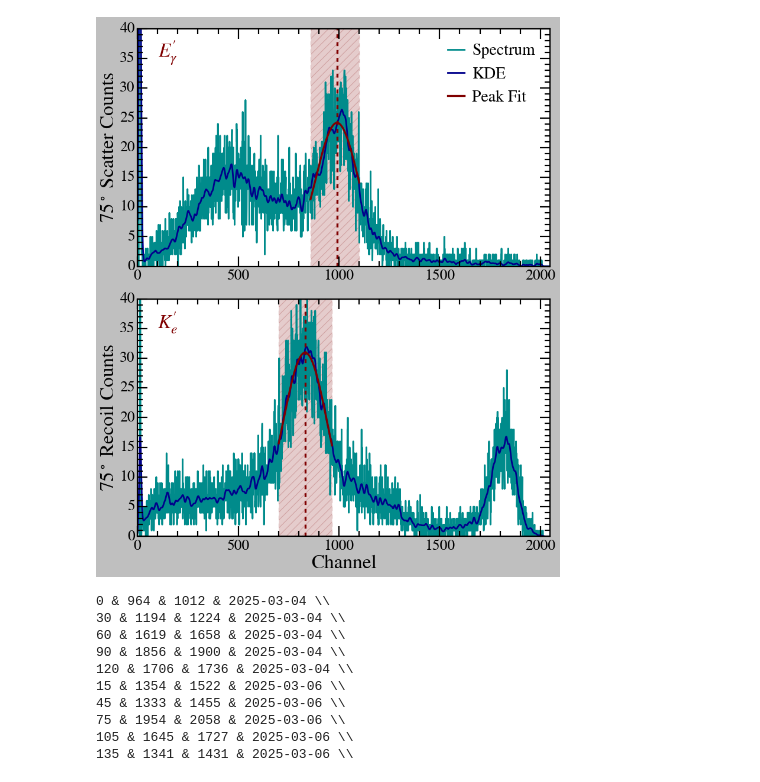
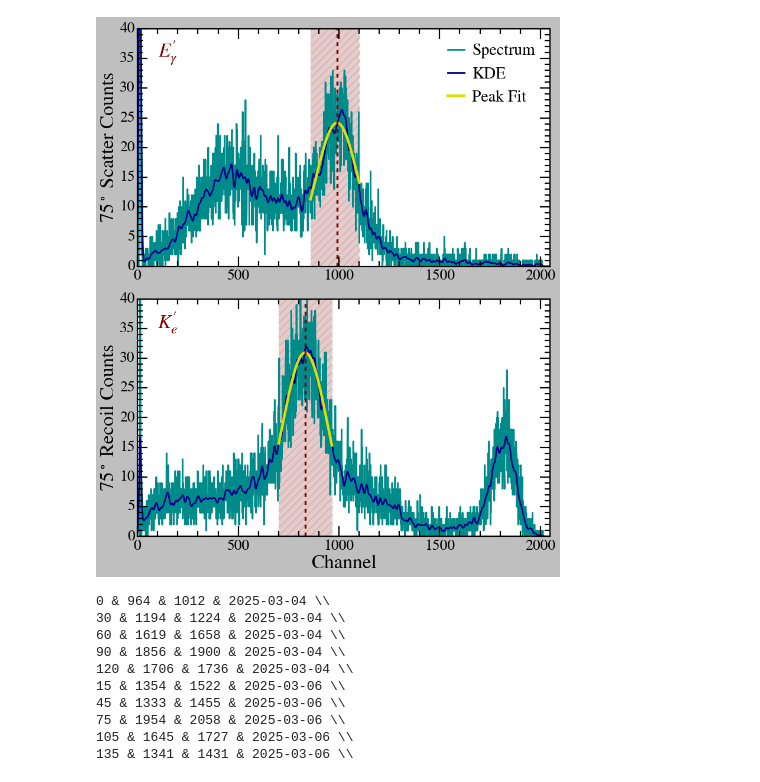
Before and after one commit to vinh-qtran/mit-jlab-sp25, a Jupyter notebook: compton/analysis.ipynb, the cells around one changed output. Drawn from its saved outputs; the diff is of its cells as text; code cells hidden in the pictures.

```diff
--- a/compton/analysis.ipynb
+++ b/compton/analysis.ipynb
@@ -221,7 +221,7 @@ peak_fwhm_rate, peak_fwhm_rate_err, _, fitting_bins, fitted_counts, peak_mu_bin_
 ax.plot(bins, counts, color='darkcyan', label='Spectrum', lw=2.5)
 ax.plot(kde_bins, kdes*count_normalizing_factor, color='darkblue', label='KDE', lw=2.5)
 
-ax.plot(fitting_bins, fitted_counts, color='maroon', ls='-', label='Peak Fit')
+ax.plot(fitting_bins, fitted_counts, color='#dede00', linewidth=4, ls='-', label='Peak Fit')
 ax.axvline(peak_mu_count, color='maroon', ls='--')
 ax.axvspan(bins[lower_idx], bins[upper_idx], color='maroon', ls='--', alpha=0.2, hatch='//')
 
@@ -248,35 +248,35 @@ approx_peak_bin = bins[approx_peak_idx]
 approx_peak_kde = kdes[approx_peak_idx]
 
 lower_idx, upper_idx = DataReader._get_fitting_boundaries(bins,kdes,peaks_idx,valleys_idx,
                                                             approx_peak_bin,approx_peak_bin,
                                                             threshold=approx_peak_kde/2,threshold_ratio=1,
                                                             outward=True)
 
 compton = utils.MCACompton(data_base='75_0306.Spe',data_dir='data/2025-03-06/',)
 
 peak_mu_count, peak_mu_count_err, peak_sigma_count, peak_sigma_count_err, \
 peak_mu_energy, peak_mu_energy_err, peak_sigma_energy, peak_sigma_count_err, \
 peak_fwhm_rate, peak_fwhm_rate_err, _, fitting_bins, fitted_counts, peak_mu_bin_deviation = compton._peak_analysis('recoil')
 
 ax.plot(bins, counts, color='darkcyan', label='Spectrum', lw=2.5)
 ax.plot(kde_bins, kdes*count_normalizing_factor, color='darkblue', label='KDE', lw=2.5)
 
-ax.plot(fitting_bins, fitted_counts, color='maroon', ls='-', label='Peak Fit')
+ax.plot(fitting_bins, fitted_counts, color='#dede00', linewidth=4, ls='-', label='Peak Fit')
 ax.axvline(peak_mu_count, color='maroon', ls='--')
 ax.axvspan(bins[lower_idx], bins[upper_idx], color='maroon', ls='--', alpha=0.2, hatch='//')
 
 ax.set_xlim(0, 2048)
 ax.set_ylim(0, 40)
 ax.set_xlabel('Channel')
 ax.set_ylabel(r'$75^\circ$ Recoil Counts')
 
 ax.text(150,36,r'$K_e^\prime$', fontsize=30, color='maroon', ha='center', va='center')
 
 plt.tight_layout()
 plt.savefig('report/Figures/example_spectrum.png')
 plt.show()
 # %% [output]
-[figure, old version]
+[figure, new version]
 # %%
 compton_metadata = {
     0 : ['0_0304.Spe','data/2025-03-04'],
```
Also changed, not shown: parts of 6 cells of this notebook, 31 other files.
